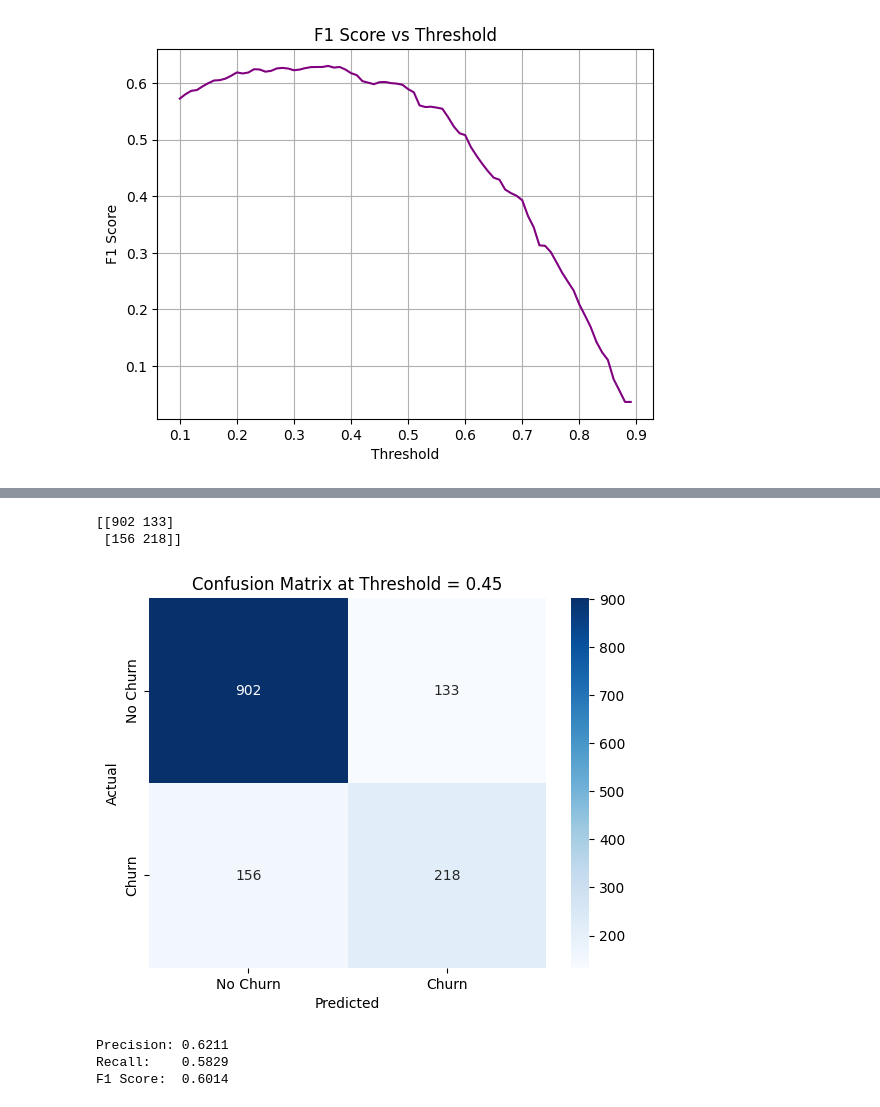
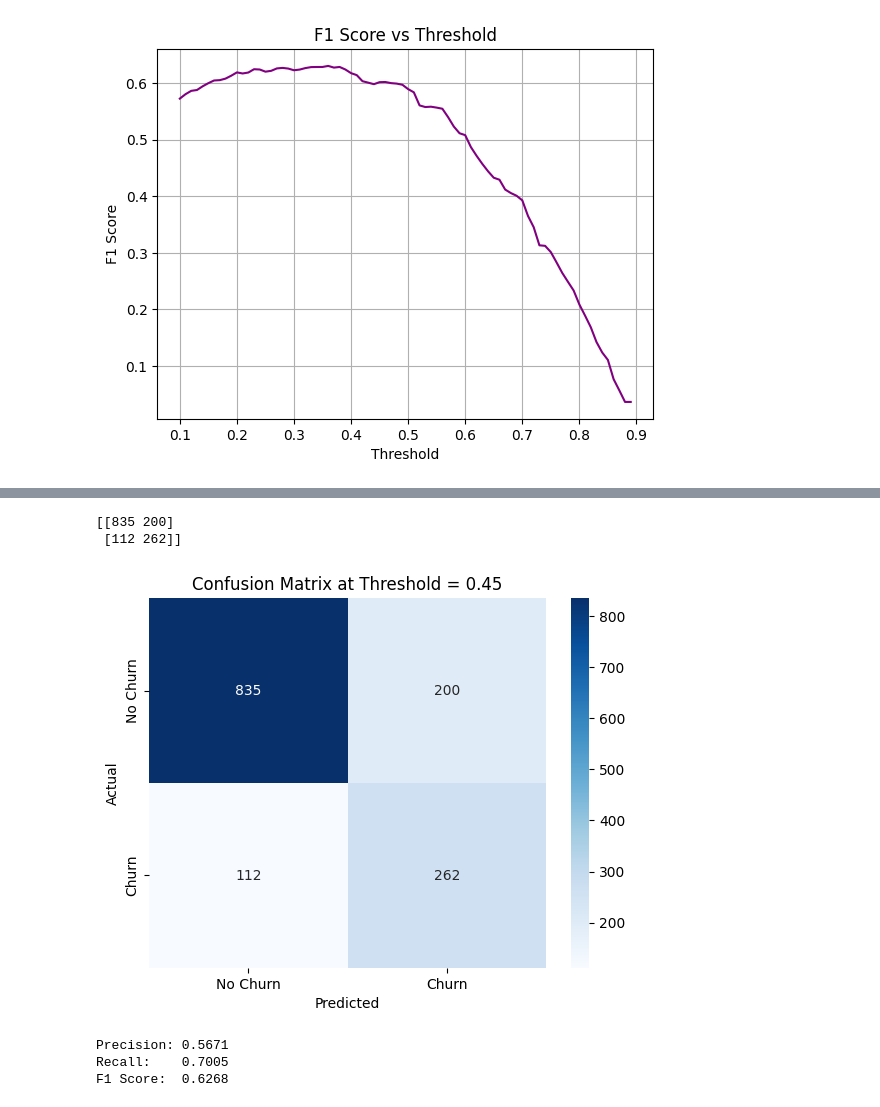
Before and after one commit to manipuppeteer/Data-Science-and-ML-Projects, a Jupyter notebook: Churn.ipynb, the cells around one changed output, grey strips where cells are left out. Saved outputs shown, nothing was run; the diff lists cells and outputs as text; code cells hidden in the pictures.

```diff
--- a/Churn.ipynb
+++ b/Churn.ipynb
@@ -112,22 +110,3 @@ plt.title('Correlation Heatmap')
 plt.show()
 # %% [output]
 [figure]
-# %%
-from sklearn.preprocessing import LabelEncoder
-from scipy.stats import pointbiserialr
-import pandas as pd
-
-# Label encode the churn column
-data['Churn_encoded'] = LabelEncoder().fit_transform(data['Churn'])  # No=0, Yes=1
-
-# List of numeric features
-numeric_cols = ['tenure', 'MonthlyCharges', 'TotalCharges', 'SeniorCitizen']
-
-# Compute point biserial correlation for each
-correlations = {}
-for col in numeric_cols:
-    r, p_value = pointbiserialr(data[col].dropna(), data['Churn_encoded'].loc[data[col].notna()])
-    correlations[col] = round(r, 3)
-
-# Convert to DataFrame
-pd.DataFrame.from_dict(correlations, orient='index', columns=['Correlation_with_Churn']).sort_values(by='Correlation_with_Churn', ascending=False)
@@ -557,24 +545,26 @@ plt.show()
 # %%
-threshold = 0.45
-
+threshold = 0.37
+from sklearn.metrics import confusion_matrix
+import seaborn as sns
 # 2. Make predictions using that threshold
 y_pred_thresh = (y_probs > threshold).astype(int)
 
 cm = confusion_matrix(y_test, y_pred_thresh)
 print(cm)
 
 sns.heatmap(cm, annot=True, fmt='d', cmap='Blues',
             xticklabels=['No Churn', 'Churn'],
             yticklabels=['No Churn', 'Churn'])
 plt.xlabel('Predicted')
 plt.ylabel('Actual')
 plt.title('Confusion Matrix at Threshold = 0.45')
 plt.show()
 # %% [output]
-[[902 133]
- [156 218]]
+[[835 200]
+ [112 262]]
-[figure, old version]
+[figure, new version]
 # %%
+from sklearn.metrics import precision_score, recall_score, f1_score
 precision = precision_score(y_test, y_pred_thresh)
 recall = recall_score(y_test, y_pred_thresh)
 f1 = f1_score(y_test, y_pred_thresh)
@@ -583,6 +573,6 @@ print(f"Precision: {precision:.4f}")
 print(f"Recall:    {recall:.4f}")
 print(f"F1 Score:  {f1:.4f}")
 # %% [output]
-Precision: 0.6211
-Recall:    0.5829
-F1 Score:  0.6014
+Precision: 0.5671
+Recall:    0.7005
+F1 Score:  0.6268
```
Also changed, not shown: parts of 19 cells of this notebook.
